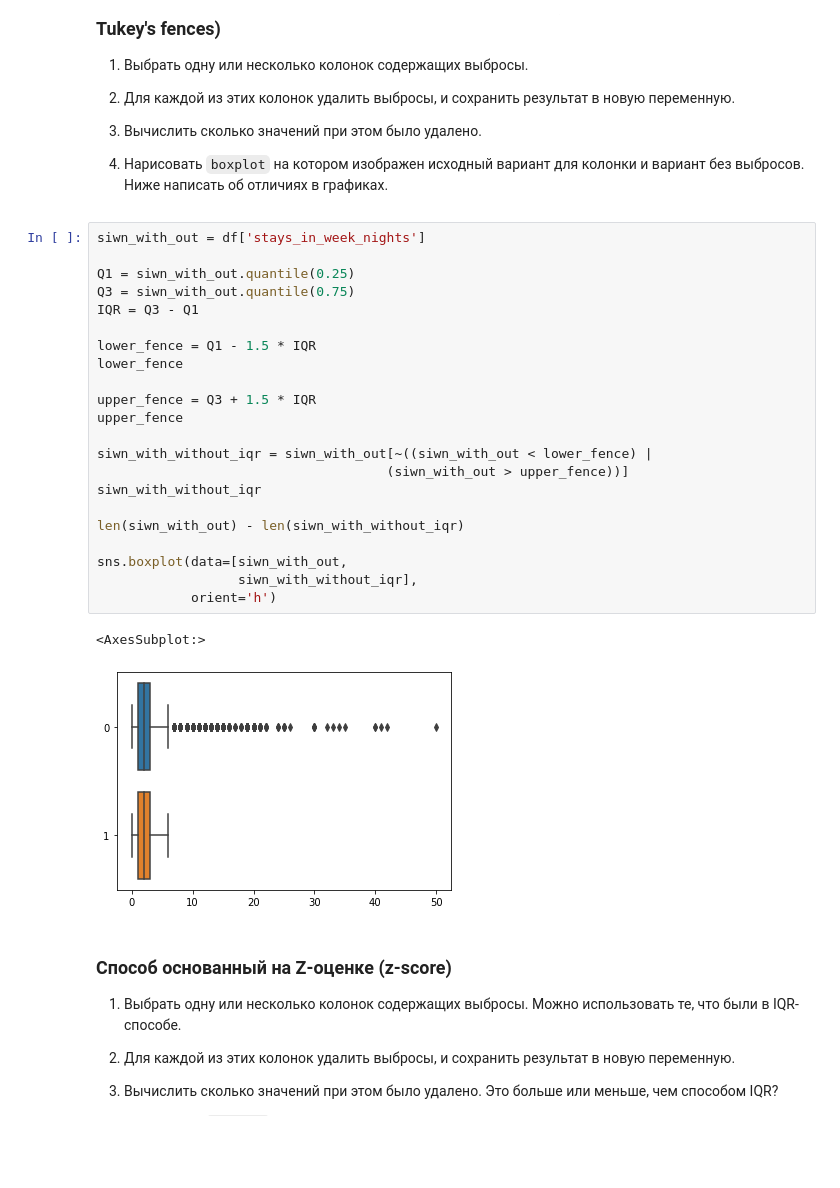
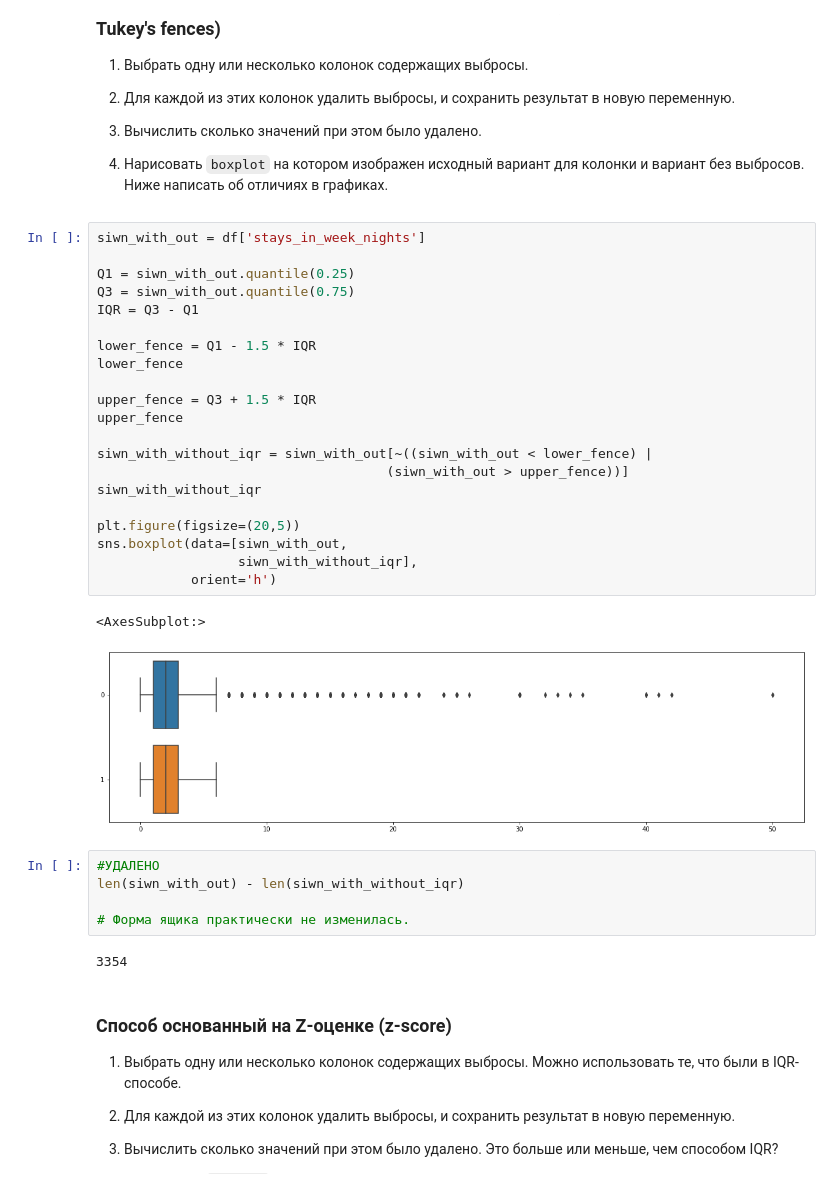
Before and after one commit to high-seeker/DS_HW, a Jupyter notebook: 01_outliers.ipynb, the cells around one changed output. Drawn from its saved outputs; the diff is of its cells as text; blank space fills up the shorter version.

```diff
--- a/01_outliers.ipynb
+++ b/01_outliers.ipynb
@@ -106,28 +108,34 @@ fig.tight_layout(pad=1.0)
 # %%
 siwn_with_out = df['stays_in_week_nights']
 
 Q1 = siwn_with_out.quantile(0.25)
 Q3 = siwn_with_out.quantile(0.75)
 IQR = Q3 - Q1
 
 lower_fence = Q1 - 1.5 * IQR
 lower_fence
 
 upper_fence = Q3 + 1.5 * IQR
 upper_fence
 
 siwn_with_without_iqr = siwn_with_out[~((siwn_with_out < lower_fence) |
                                      (siwn_with_out > upper_fence))]
 siwn_with_without_iqr
 
-len(siwn_with_out) - len(siwn_with_without_iqr)
-
+plt.figure(figsize=(20,5))
 sns.boxplot(data=[siwn_with_out,
                   siwn_with_without_iqr],
             orient='h')
 # %% [output]
 <AxesSubplot:>
-[figure, old version]
+[figure, new version]
+# %%
+#УДАЛЕНО
+len(siwn_with_out) - len(siwn_with_without_iqr)
+
+# Форма ящика практически не изменилась.
+# %% [output]
+3354
 # %% [markdown]
 ### Способ основанный на Z-оценке (z-score)
 
```
Also changed, not shown: parts of 3 cells of this notebook, 1 other file.
